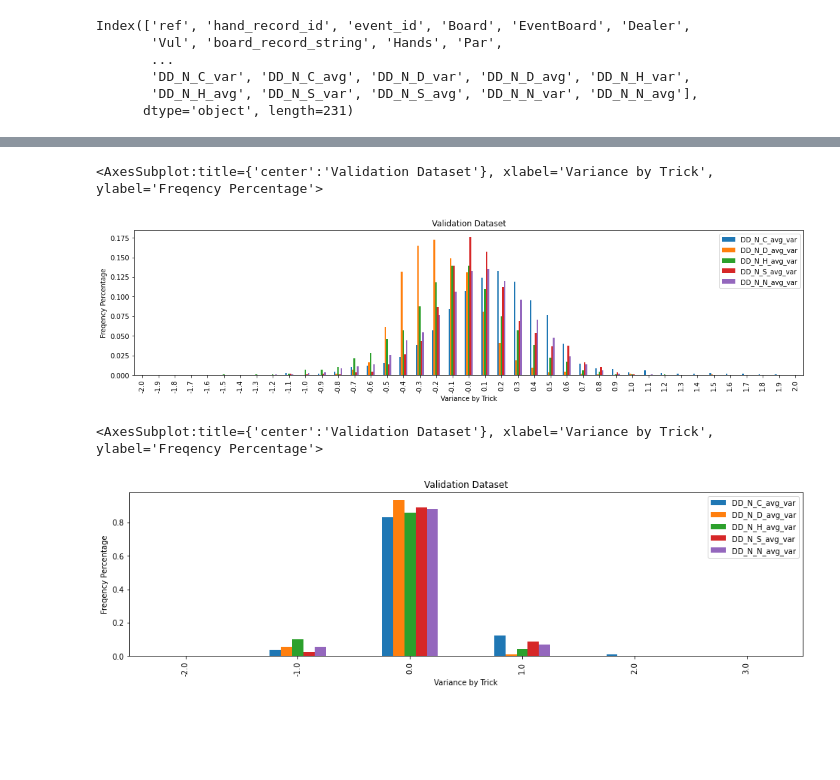
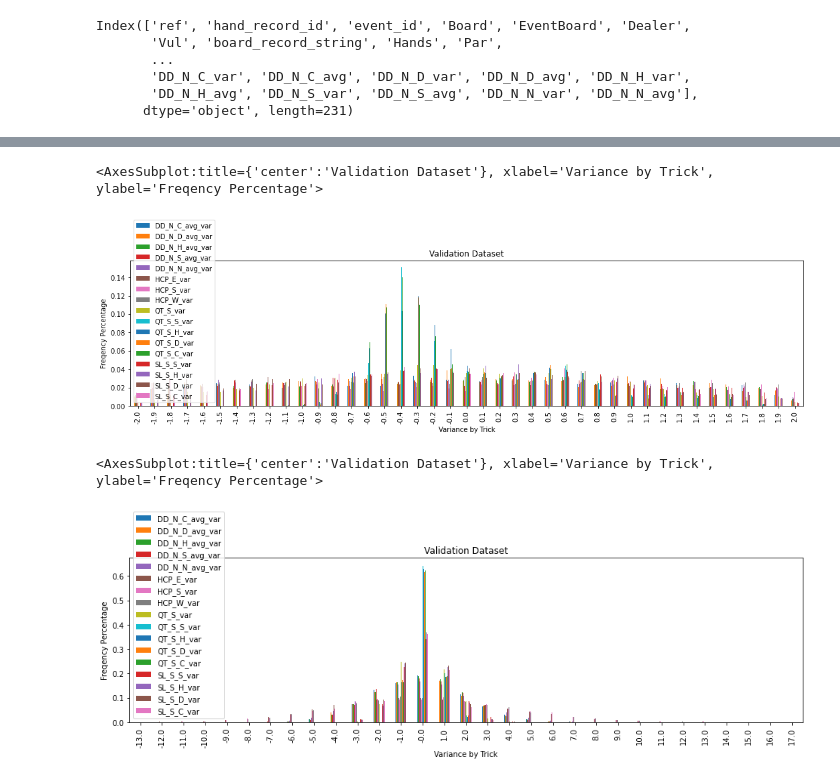
Before and after one commit to BSalita/ML-Contract-Bridge, a Jupyter notebook: src/acbl/acbl_hand_records_dd_nwse_experiments.ipynb, the cells around one changed output, grey strips where cells are left out. Cells and saved outputs as stored; diff of their text form; code cells hidden in the pictures; blank space fills up the shorter version.

```diff
--- a/src/acbl/acbl_hand_records_dd_nwse_experiments.ipynb
+++ b/src/acbl/acbl_hand_records_dd_nwse_experiments.ipynb
@@ -535,0 +604,6 @@ pd.DataFrame(plotd).plot(kind='bar',figsize=(16,4), xlabel='Variance by Trick',
+# %%
+# plot variance .1 trick precision
+plotd = {}
+for n in [n for n in y_names if n.startswith('HCP')]:
+    plotd[n+'_var'] = df_preds[n+'_var'][df_preds[n+'_var'].between(-13,13)].astype('float').round(0).value_counts(normalize=True).sort_index()
+pd.DataFrame(plotd).plot(figsize=(18,4), xlabel='Variance by HCP', ylabel='Frequency Percentage', title='Validation Dataset')
@@ -536,5 +613,5 @@ pd.DataFrame(plotd).plot(kind='bar',figsize=(16,4), xlabel='Variance by Trick',
 # %%
-testdf = test[cont_names+cat_names].copy()
+testdf = test[cont_names+cat_names+dep_vars].copy()
 # need to transform columns for inference too
 for n in testdf:
     if pd.api.types.is_categorical_dtype(testdf[n]):
@@ -637,9 +715,8 @@ df_preds
 # %%
 # plot with .1 trick precision
 plotd = {}
-for d in mlBridgeLib.CDHSN:
-    n = 'DD_N_'+d+'_avg_var'
-    plotd[n] = df_preds[n][df_preds[n].between(-2,2)].astype('float').round(1).value_counts(normalize=True).sort_index()
+for n in y_names:
+    plotd[n+'_var'] = df_preds[n+'_var'][df_preds[n].between(-2,2)].astype('float').round(1).value_counts(normalize=True).sort_index()
 pd.DataFrame(plotd).plot(kind='bar',figsize=(18,4), xlabel='Variance by Trick', ylabel='Freqency Percentage', title='Test Dataset')
 # %% [output]
 <AxesSubplot:title={'center':'Test Dataset'}, xlabel='Variance by Trick', ylabel='Freqency Percentage'>
@@ -647,9 +724,8 @@ pd.DataFrame(plotd).plot(kind='bar',figsize=(18,4), xlabel='Variance by Trick',
 # %%
 # plot with 1 trick precision
 plotd = {}
-for d in mlBridgeLib.CDHSN:
-    n = 'DD_N_'+d+'_avg_var'
-    plotd[n] = df_preds[n].astype('float').round(0).value_counts(normalize=True).sort_index()
+for n in y_names:
+    plotd[n+'_var'] = df_preds[n+'_var'].astype('float').round(0).value_counts(normalize=True).sort_index()
 pd.DataFrame(plotd).plot(kind='bar',figsize=(16,4), xlabel='Variance by Trick', ylabel='Freqency Percentage', title='Test Dataset')
 # %% [output]
 <AxesSubplot:title={'center':'Test Dataset'}, xlabel='Variance by Trick', ylabel='Freqency Percentage'>
@@ -705,23 +782,21 @@ df_preds
 # %%
 # plot dd variance using .1 trick precision
 plotd = {}
-for d in mlBridgeLib.CDHSN:
-    n = 'DD_N_'+d+'_avg_var'
-    plotd[n] = df_preds[n][df_preds[n].between(-2,2)].astype('float').round(1).value_counts(normalize=True).sort_index()
+for n in y_names:
+    plotd[n+'_var'] = df_preds[n+'_var'][df_preds[n+'_var'].between(-2,2)].astype('float').round(1).value_counts(normalize=True).sort_index()
 pd.DataFrame(plotd).plot(kind='bar',figsize=(18,4), xlabel='Variance by Trick', ylabel='Freqency Percentage', title='Validation Dataset')
 # %% [output]
 <AxesSubplot:title={'center':'Validation Dataset'}, xlabel='Variance by Trick', ylabel='Freqency Percentage'>
-[figure, old version]
+[figure, new version]
 # %%
 # plot dd variance using 1 trick precision
 plotd = {}
-for d in mlBridgeLib.CDHSN:
-    n = 'DD_N_'+d+'_avg_var'
-    plotd[n] = df_preds[n].astype('float').round(0).value_counts(normalize=True).sort_index()
+for n in y_names:
+    plotd[n+'_var'] = df_preds[n+'_var'].astype('float').round(0).value_counts(normalize=True).sort_index()
 pd.DataFrame(plotd).plot(kind='bar',figsize=(16,4), xlabel='Variance by Trick', ylabel='Freqency Percentage', title='Validation Dataset')
 # %% [output]
 <AxesSubplot:title={'center':'Validation Dataset'}, xlabel='Variance by Trick', ylabel='Freqency Percentage'>
-[figure, old version]
+[figure, new version]
 # %%
 # plot dd variance, by trick count, using 1 trick precision
 for t in range(6,13):
```
Also changed, not shown: parts of 36 cells of this notebook, 1 other file.
